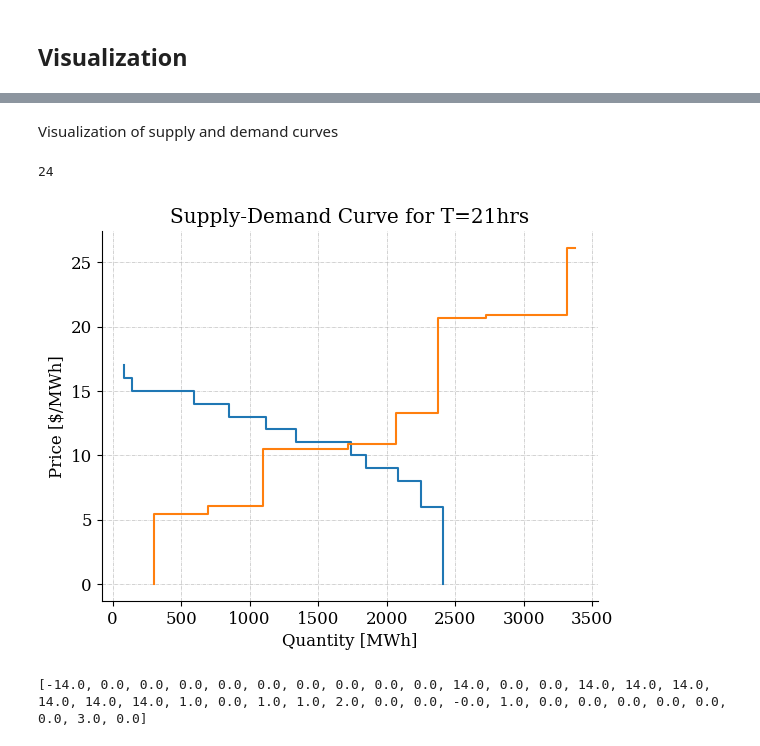
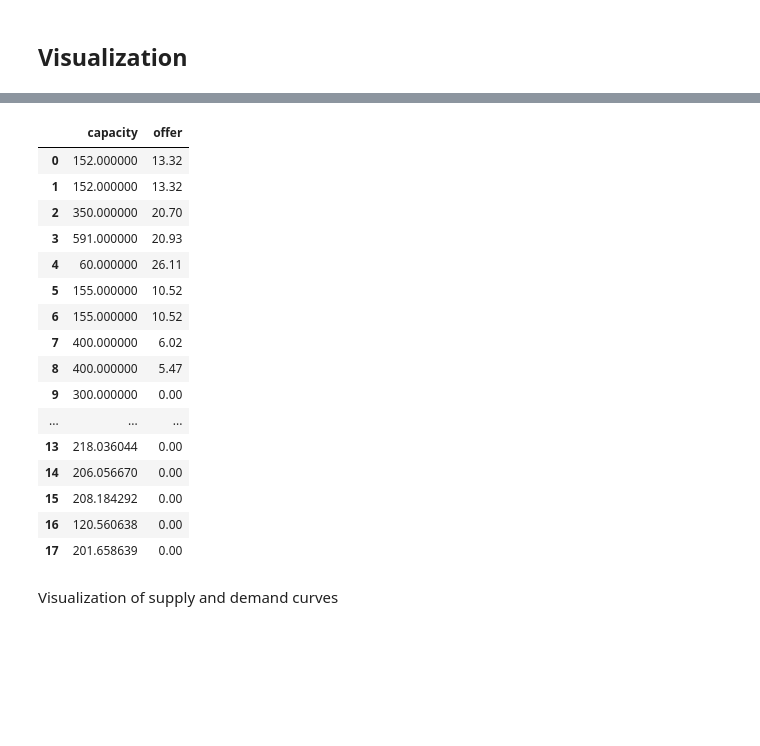
Before and after one commit to Hvid1999/46755, a Jupyter notebook: Assignment 1/task_1.ipynb, the cells around one changed output, grey strips where cells are left out. Cells and saved outputs as stored; diff of their text form; code cells hidden in the pictures; blank space fills up the shorter version.

```diff
--- a/Assignment 1/task_1.ipynb
+++ b/Assignment 1/task_1.ipynb
@@ -249,40 +280,22 @@ plt.show()
+# %%
+offer_pairs
+# %% [output]
+|  | capacity | offer |
+| 0 | 152.000000 | 13.32 |
+| 1 | 152.000000 | 13.32 |
+| 2 | 350.000000 | 20.70 |
+| 3 | 591.000000 | 20.93 |
+| 4 | 60.000000 | 26.11 |
+| 5 | 155.000000 | 10.52 |
+| 6 | 155.000000 | 10.52 |
+| 7 | 400.000000 | 6.02 |
+| 8 | 400.000000 | 5.47 |
+| 9 | 300.000000 | 0.00 |
+| ... | ... | ... |
+| 13 | 218.036044 | 0.00 |
+| 14 | 206.056670 | 0.00 |
+| 15 | 208.184292 | 0.00 |
+| 16 | 120.560638 | 0.00 |
+| 17 | 201.658639 | 0.00 |
 # %% [markdown]
 Visualization of supply and demand curves
-# %%
-#=================== Demand Data ==========================
-
-bid_pairs = pd.DataFrame() # pairing load demand and bid price
-
-print(len(load))
-
-# Filter the zeroes out using the mask
-# mask = load != 0
-# load = load[mask]
-
-bid_pairs["load"] = load
-bid_pairs["bid"] = bid_prices
-sorted_bids = bid_pairs.sort_values(by='bid', ascending=False) # sort the prices from high to low
-sorted_bids['cummulative_load'] = sorted_bids['load'].cumsum() # plotting SD-curves requires cummulative quantity values for the x-axis
-
-
-#=================== Supply Data ==========================
-
-offer_pairs = pd.DataFrame() # pairing gen. max capacity and offer price
-offer_pairs["capacity"] = gen_data['P max MW']
-offer_pairs["offer"] = gen_costs['C ($/MWh)']
-sorted_offers = offer_pairs.sort_values(by='offer', ascending=True) # sort the prices from low to high
-sorted_offers['cummulative_capacity'] = sorted_offers['capacity'].cumsum() # plotting SD-curves requires cummulative quantity values for the x-axis
-
-#============== Plotting supply-demand curves =============
-
-plt.step(sorted_bids['cummulative_load'], sorted_bids["bid"])
-plt.step(sorted_offers['cummulative_capacity'], sorted_offers['offer'])
-plt.xlabel('Quantity [MWh]')
-plt.ylabel('Price [$/MWh]')
-plt.title(f'Supply-Demand Curve for T={t+1}hrs')
-plt.show()
-print(m.Pi)
-# %% [output]
-24
-[figure, removed]
-[-14.0, 0.0, 0.0, 0.0, 0.0, 0.0, 0.0, 0.0, 0.0, 0.0, 14.0, 0.0, 0.0, 14.0, 14.0, 14.0, 14.0, 14.0, 14.0, 1.0, 0.0, 1.0, 1.0, 2.0, 0.0, 0.0, -0.0, 1.0, 0.0, 0.0, 0.0, 0.0, 0.0, 0.0, 3.0, 0.0]
```
Also changed, not shown: parts of 7 cells of this notebook.
